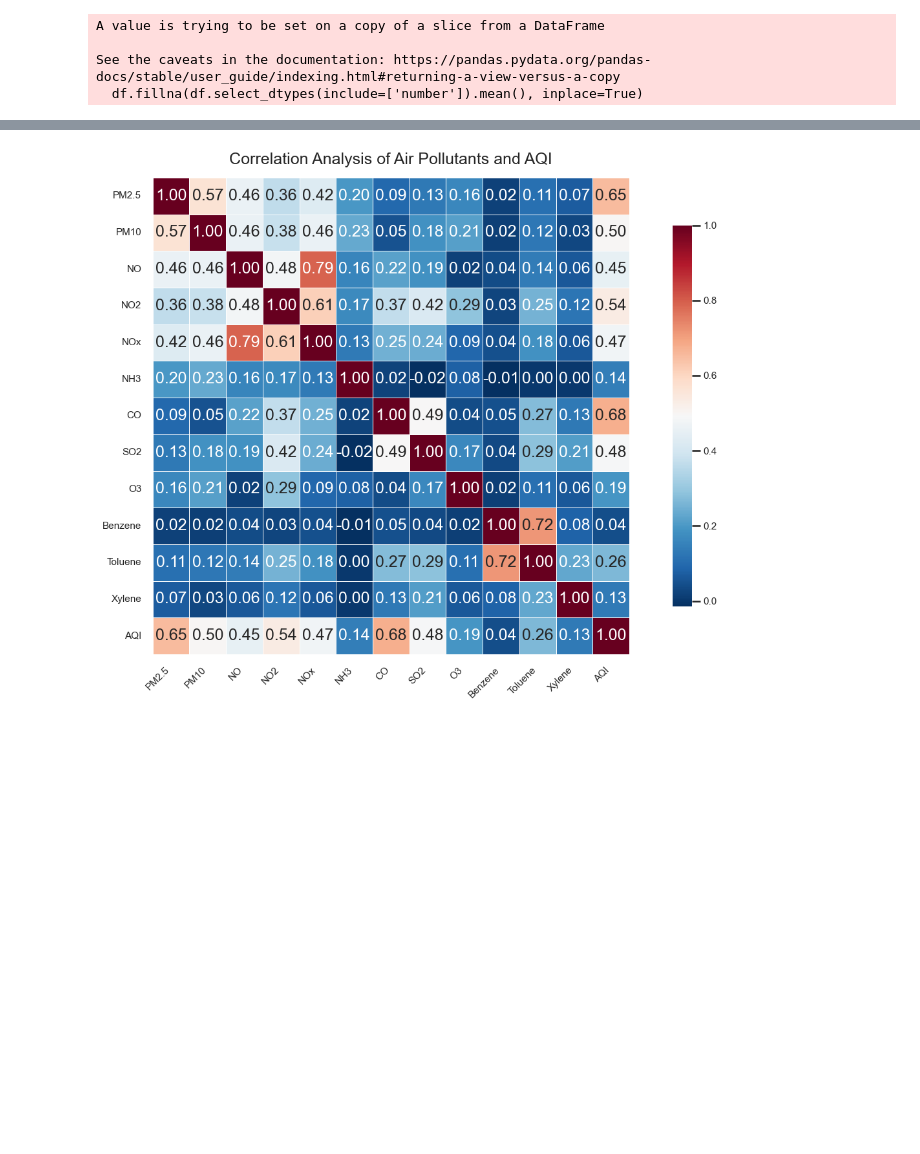
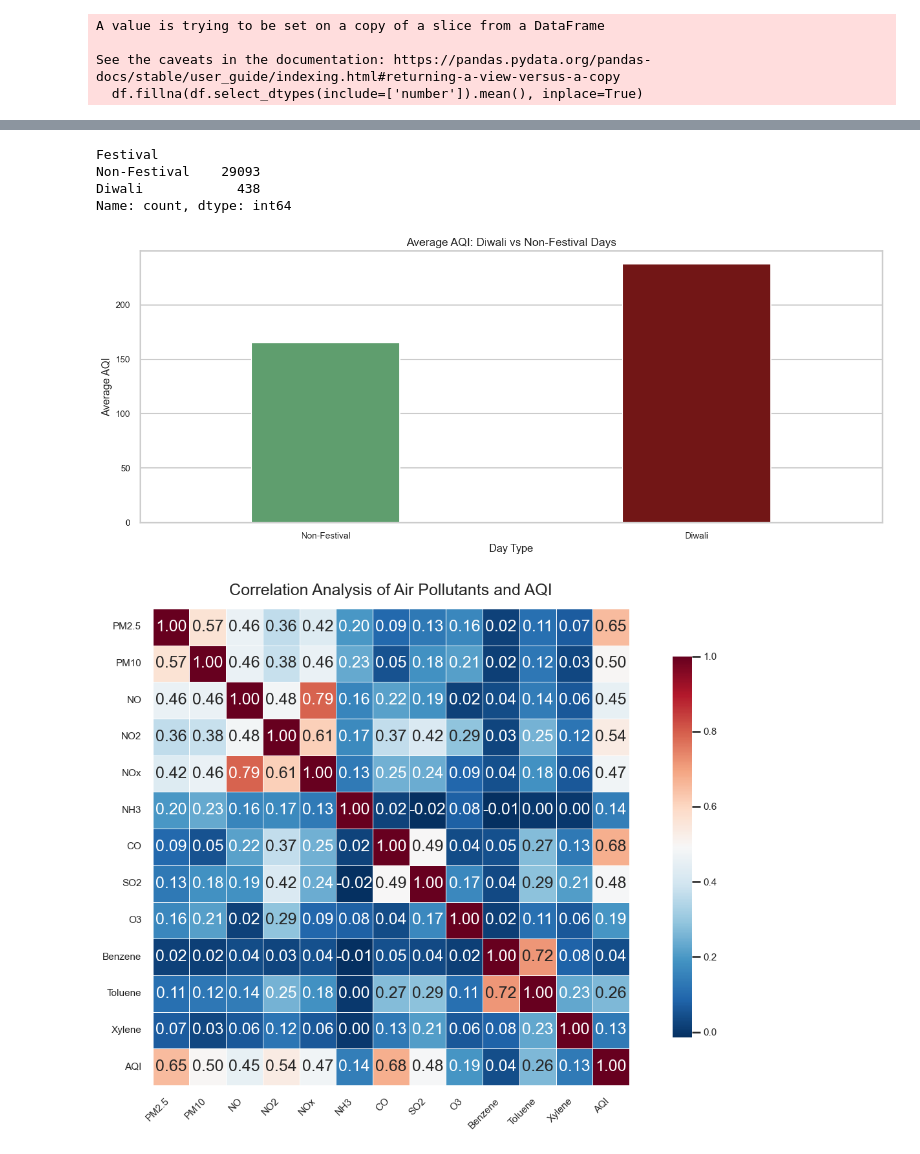
Before and after one commit to Shashvt/aqi-prediction-ml, a Jupyter notebook: Code.ipynb, the cells around one changed output, grey strips where cells are left out. Saved outputs shown, nothing was run; the diff lists cells and outputs as text; code cells hidden in the pictures; blank space fills up the shorter version.

```diff
--- a/Code.ipynb
+++ b/Code.ipynb
@@ -117,3 +161,58 @@ See the caveats in the documentation: https://pandas.pydata.org/pandas-docs/stab
+# %%
+# -------------------------------
+# FESTIVAL ANALYSIS (EDA ONLY)
+# -------------------------------
+
+# Ensure Date is datetime (df_eda only)
+df_eda["Date"] = pd.to_datetime(df_eda["Date"])
+
+# Approximate Diwali date ranges
+diwali_dates = [
+    ("2015-11-10", "2015-11-15"),
+    ("2016-10-28", "2016-11-02"),
+    ("2017-10-17", "2017-10-22"),
+    ("2018-11-05", "2018-11-10"),
+    ("2019-10-25", "2019-10-30")
+]
+
+# Create Festival column
+df_eda["Festival"] = "Non-Festival"
+
+for start, end in diwali_dates:
+    df_eda.loc[
+        (df_eda["Date"] >= start) & (df_eda["Date"] <= end),
+        "Festival"
+    ] = "Diwali"
+
+# Quick check
+df_eda["Festival"].value_counts()
+# %% [output]
+Festival
+Non-Festival    29093
+Diwali            438
+Name: count, dtype: int64
+# %%
+plt.figure(figsize=(14, 6))
+
+sns.barplot(
+    data=df_eda,
+    x="Festival",
+    y="AQI",
+    hue="Festival",
+    estimator="mean",
+    errorbar=None,
+    palette=["#55A868", "#820606"],
+    legend=False,
+    width=0.4
+)
+
+plt.title("Average AQI: Diwali vs Non-Festival Days", fontsize=14)
+plt.xlabel("Day Type")
+plt.ylabel("Average AQI")
+plt.tight_layout()
+plt.show()
+# %% [output]
+[figure, added]
 # %%
 # Drop non-numeric and irrelevant columns
 drop_columns = ['City', 'Date', 'AQI_Bucket']  # 'City' and 'Date' are categorical, 'AQI_Bucket' is redundant
```
Also changed, not shown: parts of 10 cells of this notebook.
